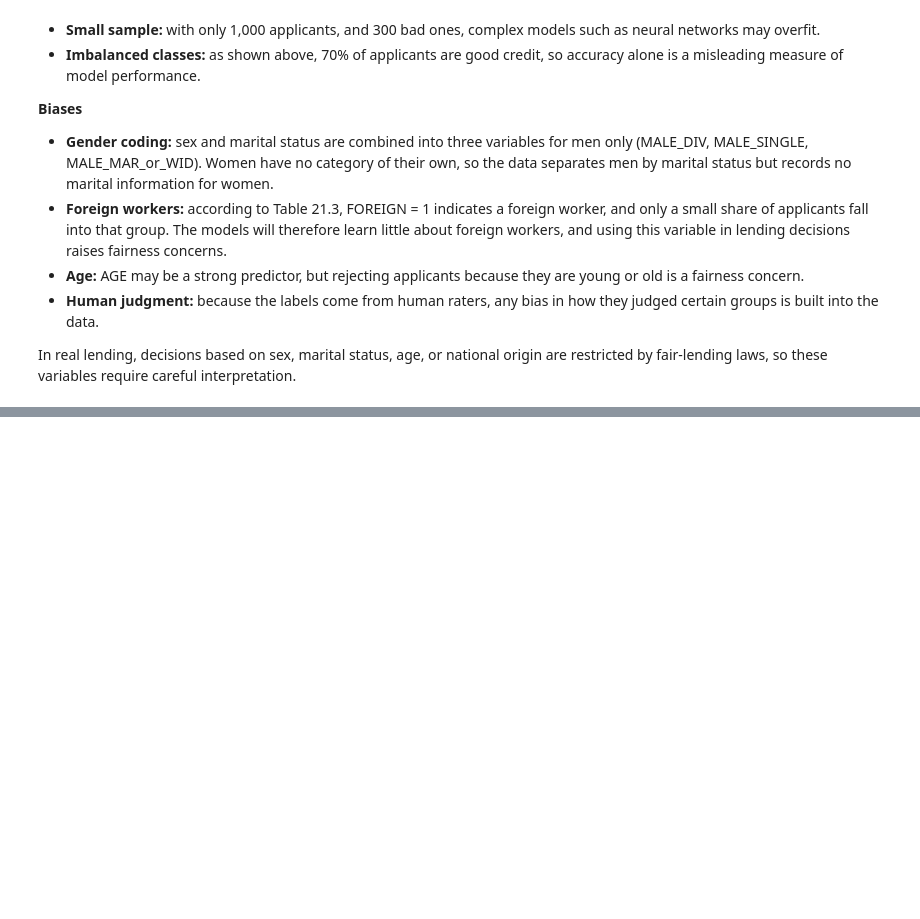
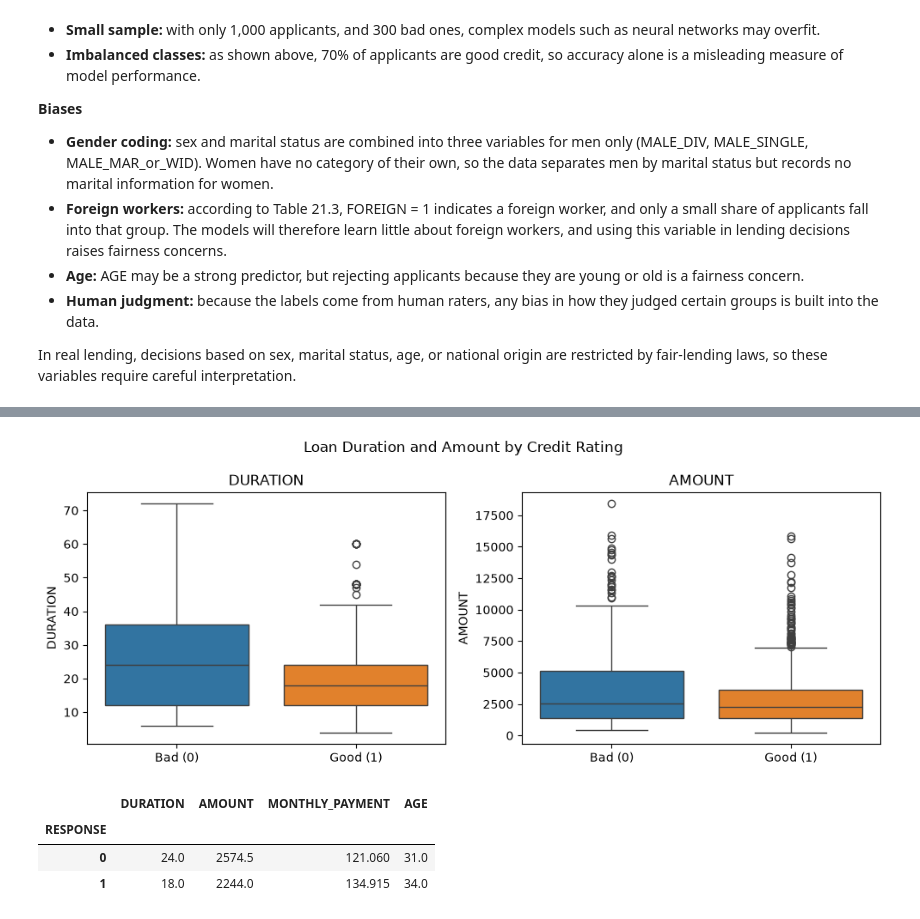
Before and after one commit to anitaroese/german-credit-risk-analysis, a Jupyter notebook: notebooks/01_course_project.ipynb, the cells around one changed output, grey strips where cells are left out. Drawn from its saved outputs; the diff is of its cells as text; code cells hidden in the pictures; blank space fills up the shorter version.

```diff
--- a/notebooks/01_course_project.ipynb
+++ b/notebooks/01_course_project.ipynb
@@ -164,0 +250,10 @@ In real lending, decisions based on sex, marital status, age, or national origin
+# %%
+# percentage of bad credit for outlier loans vs. the rest
+for col in ['AMOUNT', 'DURATION']:
+    q1 = data[col].quantile(0.25)
+    q3 = data[col].quantile(0.75)
+    upper = q3 + 1.5 * (q3 - q1)
+    is_outlier = data[col] > upper
+    bad_outliers = (data.loc[is_outlier, 'RESPONSE'] == 0).mean() * 100
+    bad_others = (data.loc[~is_outlier, 'RESPONSE'] == 0).mean() * 100
+    print(f'{col}: {bad_outliers:.1f}% bad among outliers vs. {bad_others:.1f}% for the rest')
@@ -164,0 +357,25 @@ In real lending, decisions based on sex, marital status, age, or national origin
+# %%
+# compare loan duration and amount for good vs. bad credit
+fig, axes = plt.subplots(1, 2, figsize=(10, 4))
+
+for ax, col in zip(axes, ['DURATION', 'AMOUNT']):
+    sns.boxplot(data=data, x='RESPONSE', y=col, ax=ax,
+                hue='RESPONSE', legend=False)
+    ax.set_xticks([0, 1])
+    ax.set_xticklabels(['Bad (0)', 'Good (1)'])
+    ax.set_xlabel('')
+    ax.set_title(col)
+
+plt.suptitle('Loan Duration and Amount by Credit Rating')
+plt.tight_layout()
+plt.show()
+# %% [output]
+[figure, added]
+# %%
+# medians for good vs. bad credit
+data.groupby('RESPONSE')[['DURATION', 'AMOUNT', 'MONTHLY_PAYMENT', 'AGE']].median()
+# %% [output]
+|  | DURATION | AMOUNT | MONTHLY_PAYMENT | AGE |
+| RESPONSE |  |  |  |  |
+| 0 | 24.0 | 2574.5 | 121.060 | 31.0 |
+| 1 | 18.0 | 2244.0 | 134.915 | 34.0 |
```
Also changed, not shown: parts of 39 cells of this notebook.
